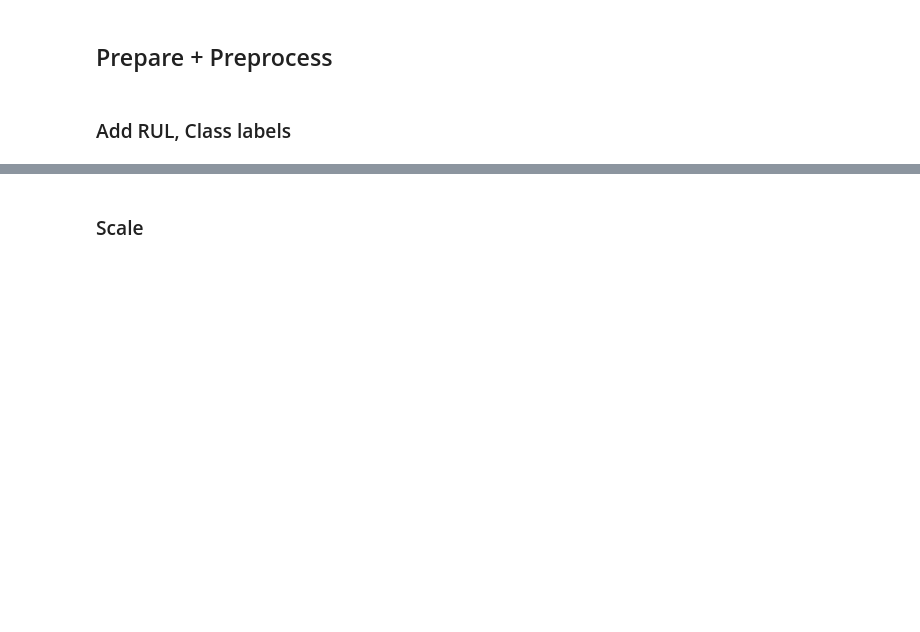
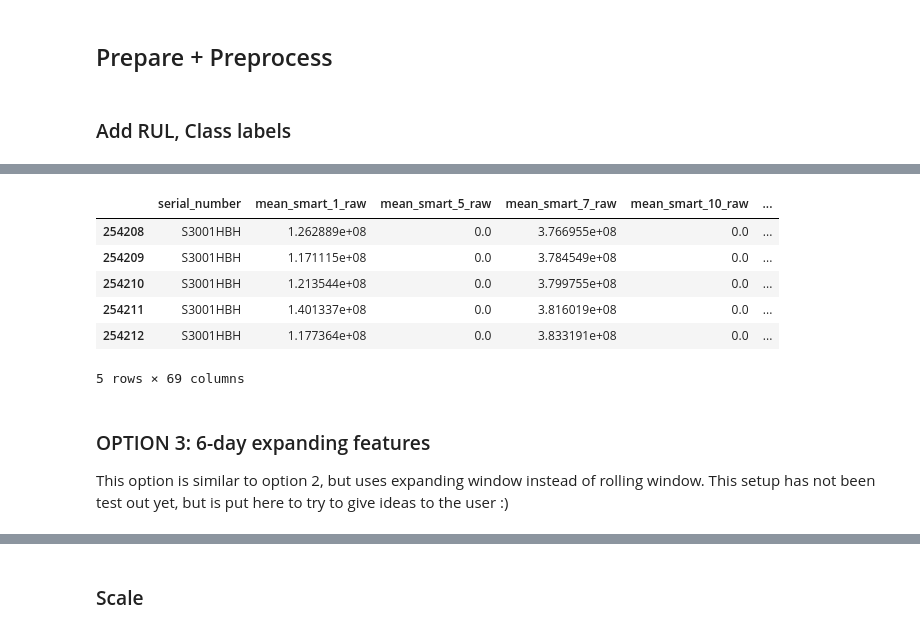
Before and after one commit to aicoe-aiops/ceph_drive_failure, a Jupyter notebook: kaggle_seagate_end2end.ipynb, the cells around one changed output, grey strips where cells are left out. Cells and saved outputs as stored; diff of their text form; code cells hidden in the pictures; blank space fills up the shorter version.

```diff
--- a/kaggle_seagate_end2end.ipynb
+++ b/kaggle_seagate_end2end.ipynb
@@ -521,3 +498,3 @@ working_repr_sers = working_sers.sample(frac=(num_working_serials/len(working_se
 # %%
 # preprocess only downsampled data
-seagate_df = seagate_df[(seagate_df['serial_number'].isin(failed_sers)) | seagate_df['serial_number'].isin(working_repr_sers)]
+seagate_df = seagate_df[(seagate_df['serial_number'].isin(failed_sers)) | seagate_df['serial_number'].isin(working_repr_sers)].compute()
@@ -554,3 +502,0 @@ seagate_feats_df[seagate_feats_df['serial_number']=='Z3025L7N'].head()
-# %%
-seagate_df = utils.optimal_repartition_df(seagate_df)
-dd.compute(seagate_feats_df.shape)
@@ -584,0 +565,23 @@ corr
+# %%
+# MUST make sure indices are unique before processing
+seagate_df = seagate_df.reset_index(drop=True)
+seagate_feats_df = rolling_featurize(seagate_df,
+                                        window=6,
+                                        drop_cols=['date', 'model', 'capacity_bytes', 'failure', 'rul_days', 'status'],
+                                        group_cols=['serial_number'])
+
+# infinities get added to df - remove these
+seagate_feats_df = seagate_feats_df.replace([np.inf, -np.inf], np.nan).dropna()
+
+seagate_feats_df.head()
+# %% [output]
+|  | serial_number | mean_smart_1_raw | mean_smart_5_raw | mean_smart_7_raw | mean_smart_10_raw | ... |
+| 254208 | S3001HBH | 1.262889e+08 | 0.0 | 3.766955e+08 | 0.0 | ... |
+| 254209 | S3001HBH | 1.171115e+08 | 0.0 | 3.784549e+08 | 0.0 | ... |
+| 254210 | S3001HBH | 1.213544e+08 | 0.0 | 3.799755e+08 | 0.0 | ... |
+| 254211 | S3001HBH | 1.401337e+08 | 0.0 | 3.816019e+08 | 0.0 | ... |
+| 254212 | S3001HBH | 1.177364e+08 | 0.0 | 3.833191e+08 | 0.0 | ... |
+5 rows × 69 columns
+# %% [markdown]
+### OPTION 3: 6-day expanding features
+This option is similar to option 2, but uses expanding window instead of rolling window. This setup has not been test out yet, but is put here to try to give ideas to the user :)
```
Also changed, not shown: parts of 59 cells of this notebook.
